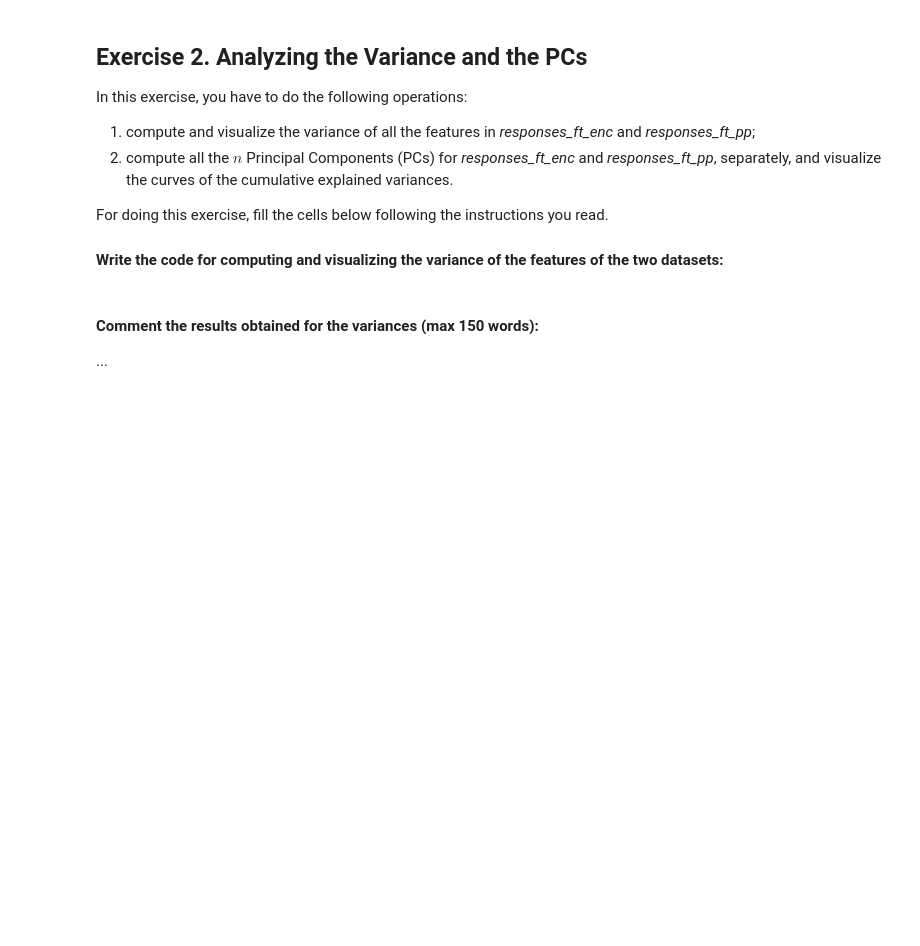
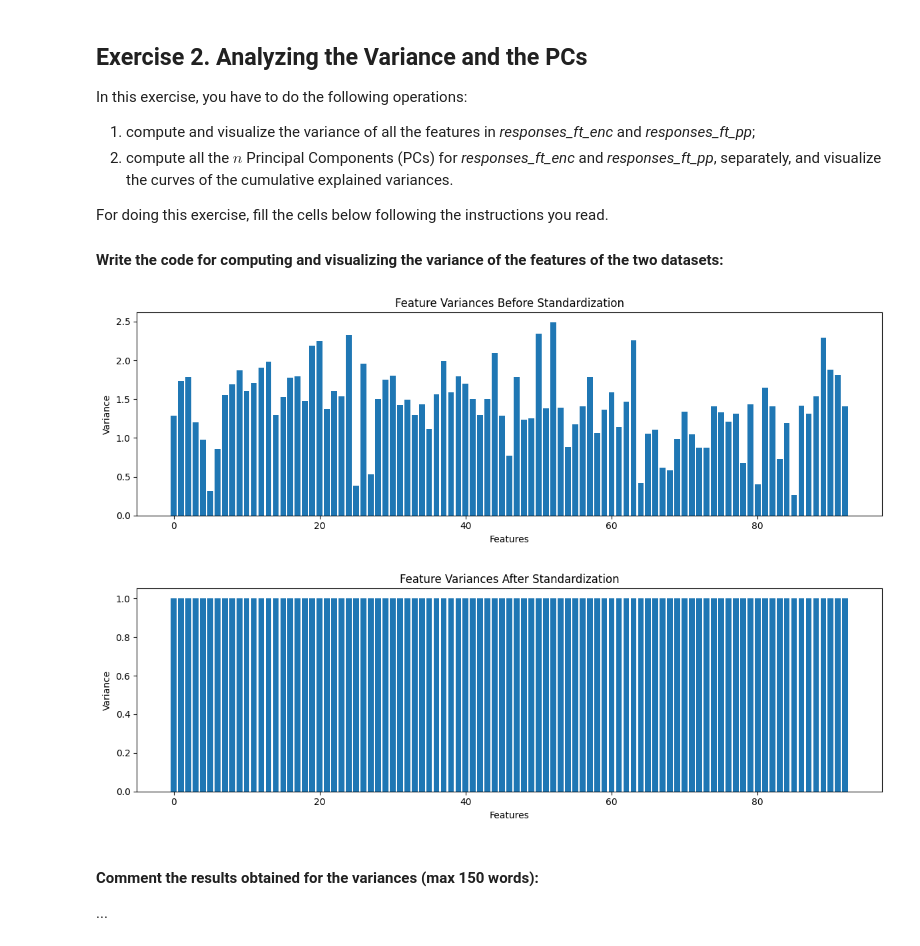
Before and after one commit to maurilanzo/Computational-Linear-Algebra, a Jupyter notebook: HW 2 - PCA/Trial.ipynb, the cells around one changed output. Cells and saved outputs as stored; diff of their text form; code cells hidden in the pictures; blank space fills up the shorter version.

```diff
--- a/HW 2 - PCA/Trial.ipynb
+++ b/HW 2 - PCA/Trial.ipynb
@@ -259,6 +319,31 @@ For doing this exercise, fill the cells below following the instructions you rea
 #### Write the code for computing and visualizing the variance of the features of the two datasets:
 # %%
 # [write the code here]
+var_before = responses_ft_enc.var()
+
+plt.figure(figsize=(12, 4))
+plt.bar(range(len(var_before)), var_before.values)
+plt.title("Feature Variances Before Standardization")
+plt.xlabel("Features")
+plt.ylabel("Variance")
+plt.tight_layout()
+plt.show()
+
+# -----------------------------------------
+# 2. Variance AFTER scaling (standardized data)
+# -----------------------------------------
+var_after = responses_ft_pp.var()
+
+plt.figure(figsize=(12, 4))
+plt.bar(range(len(var_after)), var_after.values)
+plt.title("Feature Variances After Standardization")
+plt.xlabel("Features")
+plt.ylabel("Variance")
+plt.tight_layout()
+plt.show()
+# %% [output]
+[figure, added]
+[figure, added]
 # %% [markdown]
 #### Comment the results obtained for the variances (max 150 words):
 ...
```
Also changed, not shown: parts of 4 cells of this notebook.
